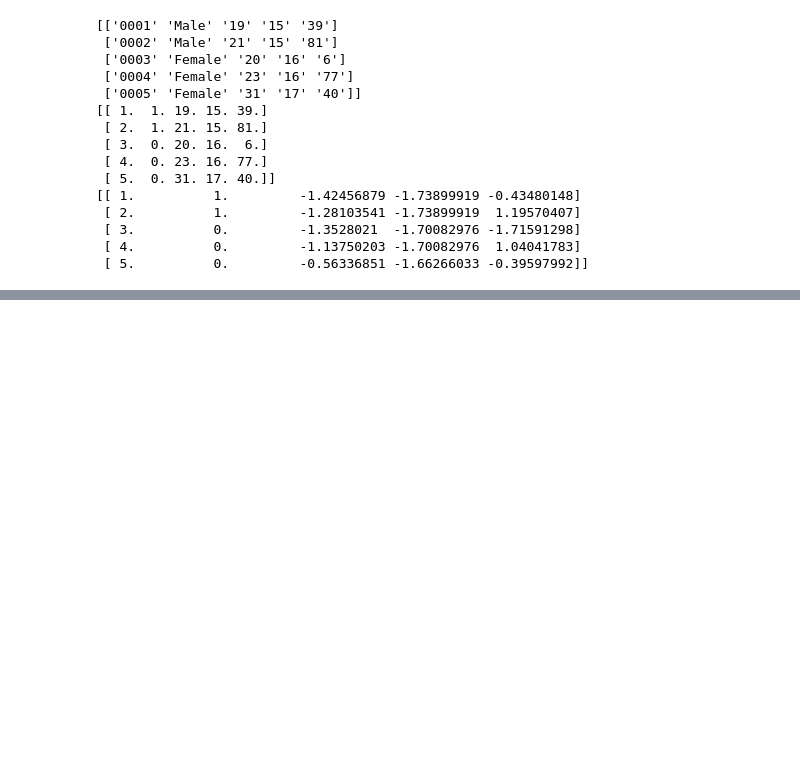
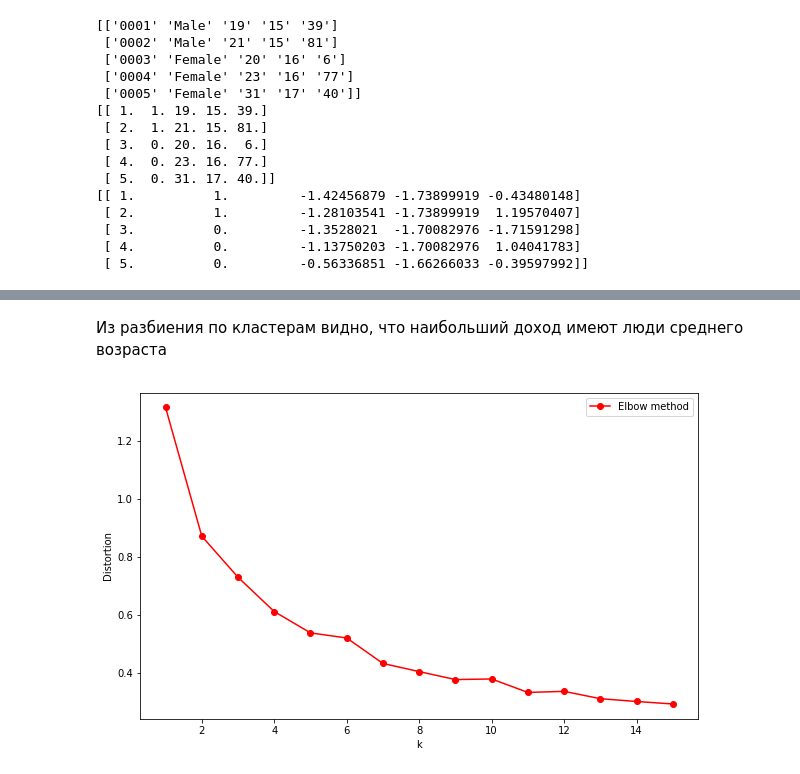
Before and after one commit to ChernykhAA/autumn2020, a Jupyter notebook: Hometask_2.ipynb, the cells around one changed output, grey strips where cells are left out. Drawn from its saved outputs; the diff is of its cells as text; code cells hidden in the pictures; blank space fills up the shorter version.

```diff
--- a/Hometask_2.ipynb
+++ b/Hometask_2.ipynb
@@ -167,0 +220,8 @@ print(np.hstack((data[:, :2], std_data))[:5])
+# %% [markdown]
+Из разбиения по кластерам видно, что наибольший доход имеют люди среднего возраста
+# %%
+#Age -- Spending Score
+
+elbow_method(std_data[:, [0, 2]])
+# %% [output]
+[figure, added]
```
Also changed, not shown: parts of 19 cells of this notebook.
